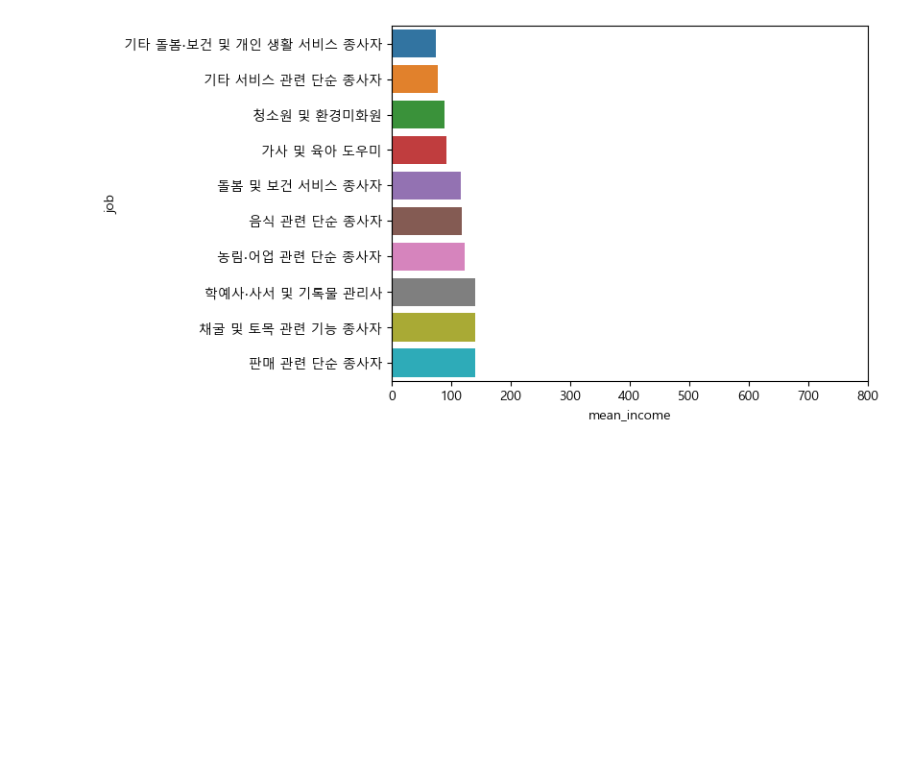
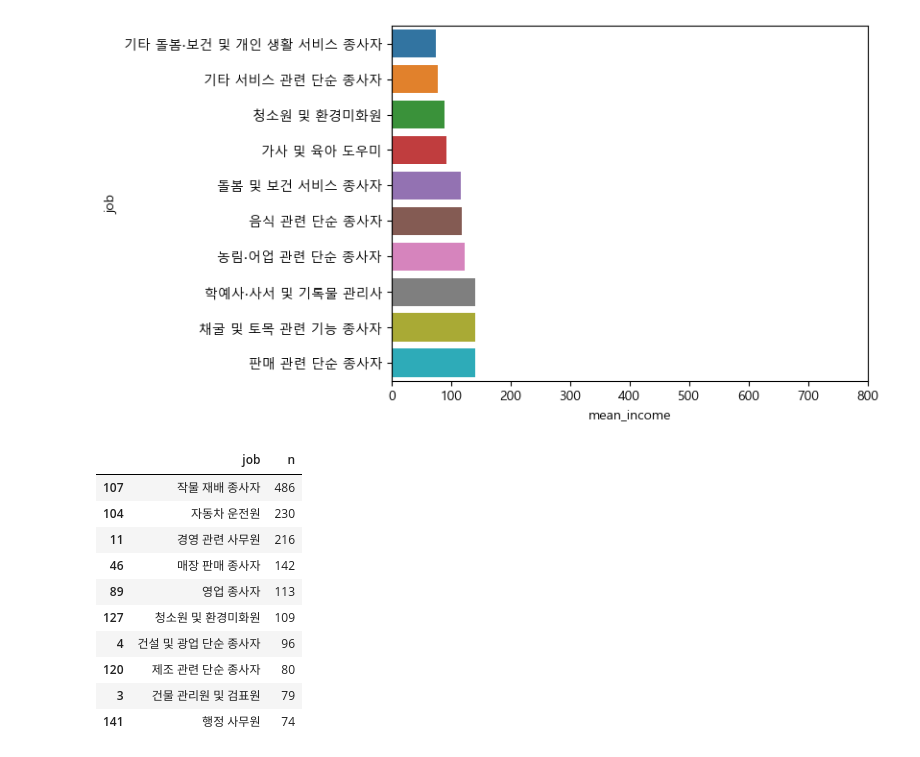
Before and after one commit to mizzcereal/kit_bigdata, a Jupyter notebook: chapter09/chaper09.ipynb, the cells around one changed output. Drawn from its saved outputs; the diff is of its cells as text; code cells hidden in the pictures; blank space fills up the shorter version.

```diff
--- a/chapter09/chaper09.ipynb
+++ b/chapter09/chaper09.ipynb
@@ -323,3 +323,24 @@ sns.barplot(data = bottom10, y = 'job', x = 'mean_income')\
 # %% [output]
 [(0.0, 800.0)]
 [figure]
+# %%
+job_male = welfare.dropna(subset=['job'])\
+                  .query('sex == "male"')\
+                  .groupby('job', as_index=False)\
+                  .agg(n = ('job' , 'count'))\
+                  .sort_values('n', ascending=False)\
+                  .head(10)
+
+job_male
+# %% [output]
+|  | job | n |
+| 107 | 작물 재배 종사자 | 486 |
+| 104 | 자동차 운전원 | 230 |
+| 11 | 경영 관련 사무원 | 216 |
+| 46 | 매장 판매 종사자 | 142 |
+| 89 | 영업 종사자 | 113 |
+| 127 | 청소원 및 환경미화원 | 109 |
+| 4 | 건설 및 광업 단순 종사자 | 96 |
+| 120 | 제조 관련 단순 종사자 | 80 |
+| 3 | 건물 관리원 및 검표원 | 79 |
+| 141 | 행정 사무원 | 74 |
```
Also changed, not shown: parts of 1 cell of this notebook.
